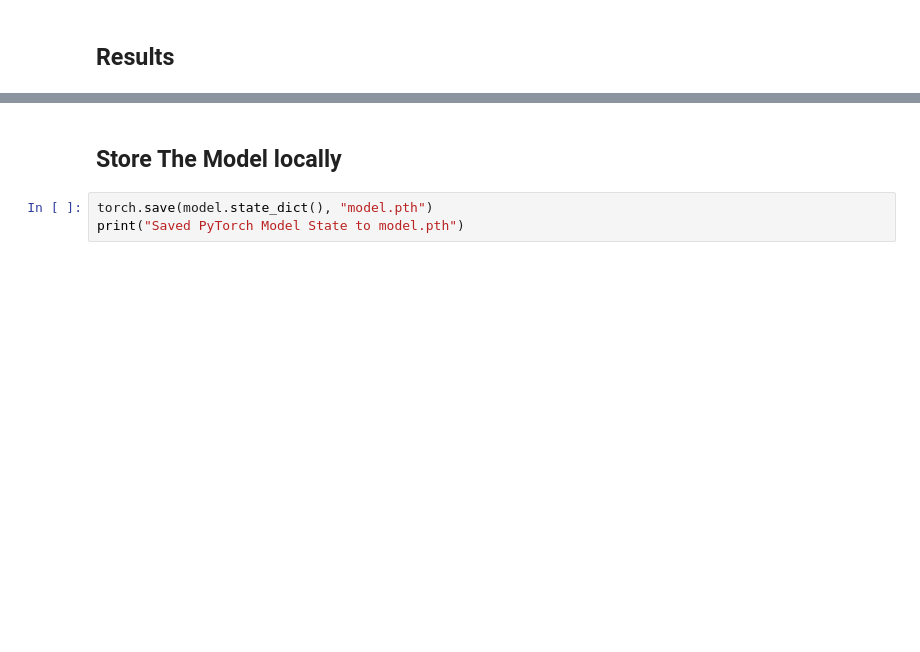
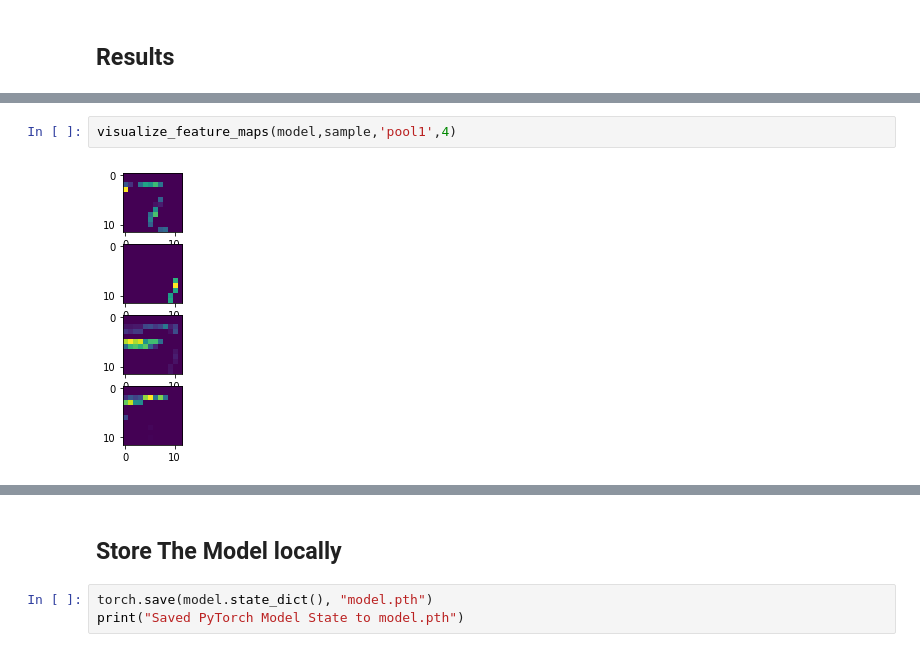
Before and after one commit to AbdelrahmanSalem9/MNIST-Dataset-Pytorch, a Jupyter notebook: MNIST_Dataset_Classification.ipynb, the cells around one changed output, grey strips where cells are left out. Drawn from its saved outputs; the diff is of its cells as text; blank space fills up the shorter version.

```diff
--- a/MNIST_Dataset_Classification.ipynb
+++ b/MNIST_Dataset_Classification.ipynb
@@ -290,0 +336,4 @@ Text(0.5, 1.0, 'Confusion Matrix for MNIST Dataset Classification')
+# %%
+visualize_feature_maps(model,sample,'pool1',4)
+# %% [output]
+[figure, added]
```
Also changed, not shown: parts of 16 cells of this notebook.
